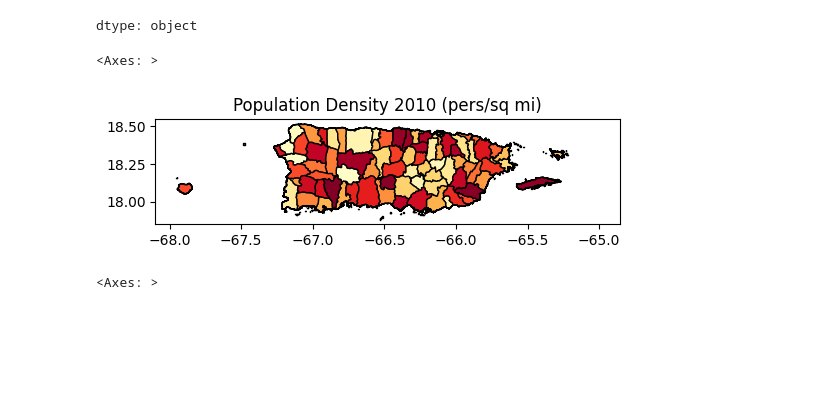
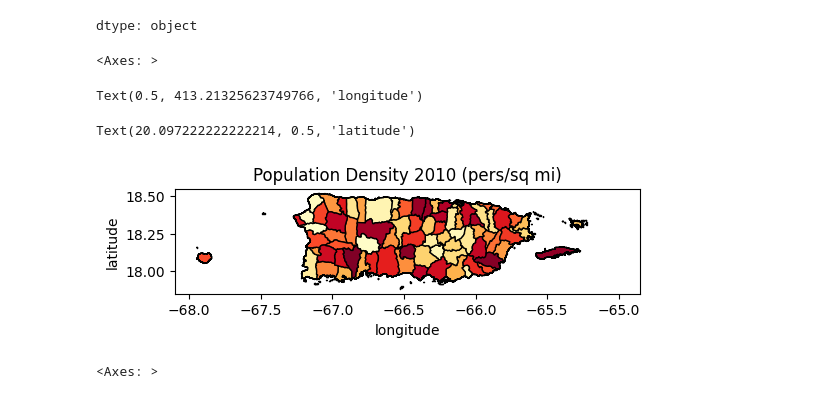
Before and after one commit to Venettov/Riveraruiz_GIS, a Jupyter notebook: PS0_Test.ipynb, the cells around one changed output. Drawn from its saved outputs; the diff is of its cells as text; code cells hidden in the pictures; blank space fills up the shorter version.

```diff
--- a/PS0_Test.ipynb
+++ b/PS0_Test.ipynb
@@ -86,18 +96,22 @@ dtype: object
 # %%
 #your first thematic map! :) lets unpack options real quick esp fmt for dec pts; more later under 'bells and whistles'
 fig, ax = plt.subplots(1, figsize=(6,10))
 
 prC0.plot(ax=ax,legend=False,cmap='YlOrRd',k=5,
          edgecolor='black',linewidth=1) #
 
 #prC0.plot(ax=ax,column='ADM1_ES',legend=True,cmap='YlOrRd',k=5,
 #         edgecolor='black',linewidth=1,legend_kwds= {"fmt": "{:,.0f}",
 #        'loc':'best','title_fontsize':'medium','fontsize':'small','markerscale':1.4}) #
 
 ax.title.set_text("Population Density 2010 (pers/sq mi)")
+ax.set_xlabel('''longitude''')
+ax.set_ylabel('''latitude''')
 # %% [output]
 <Axes: >
+Text(0.5, 413.21325623749766, 'longitude')
+Text(20.097222222222214, 0.5, 'latitude')
-[figure, old version]
+[figure, new version]
 # %%
 # The shapefile informatition was downloaded from:
 # I saved the file on Google Drive and created the link below:
```
Also changed, not shown: parts of 1 cell of this notebook.
